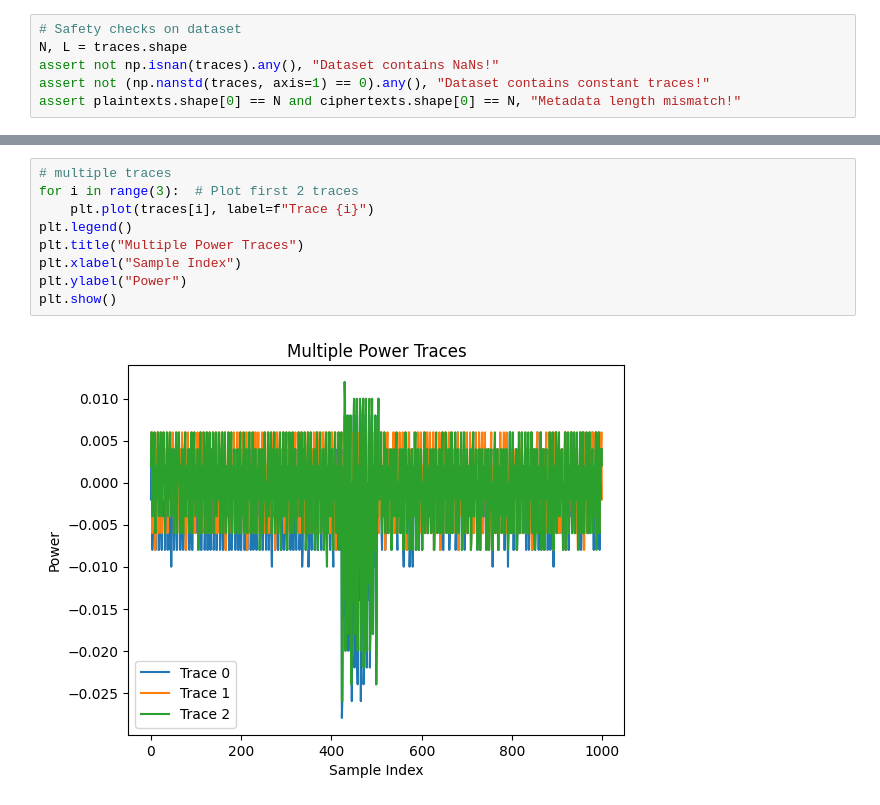
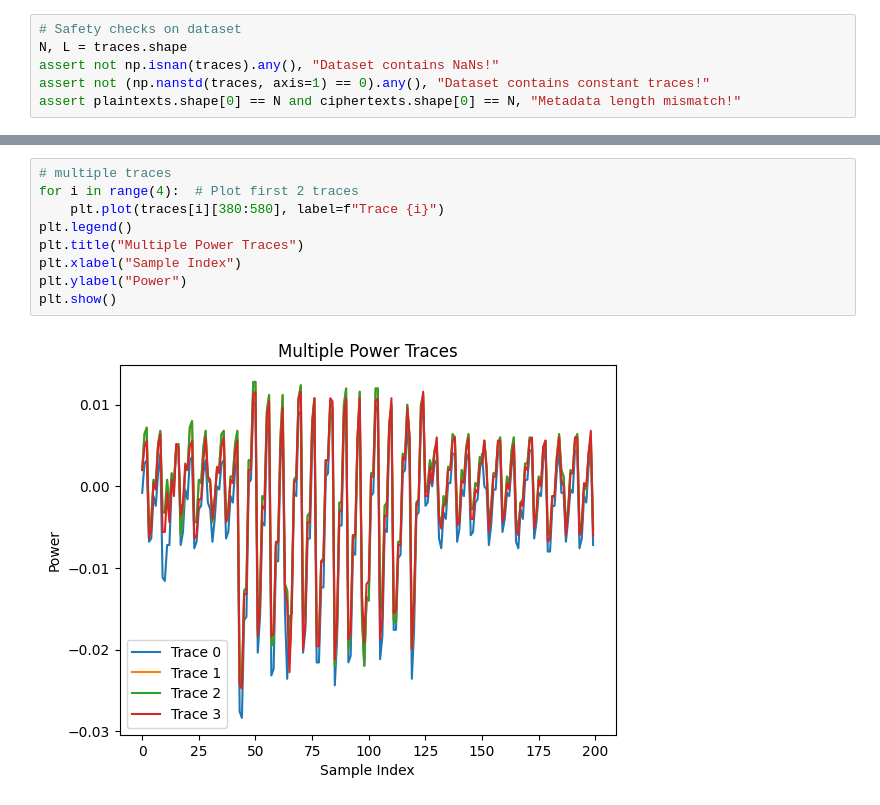
Before and after one commit to Tayebwa-ian/AdvSecEng25-SCA-framework, a Jupyter notebook: src/py/new_analysis2.ipynb, the cells around one changed output, grey strips where cells are left out. Drawn from its saved outputs; the diff is of its cells as text.

```diff
--- a/src/py/new_analysis2.ipynb
+++ b/src/py/new_analysis2.ipynb
@@ -55,14 +57,14 @@ plt.show()
 # %%
 # multiple traces
-for i in range(3):  # Plot first 2 traces
-    plt.plot(traces[i], label=f"Trace {i}")
+for i in range(4):  # Plot first 2 traces
+    plt.plot(traces[i][380:580], label=f"Trace {i}")
 plt.legend()
 plt.title("Multiple Power Traces")
 plt.xlabel("Sample Index")
 plt.ylabel("Power")
 plt.show()
 # %% [output]
-[figure, old version]
+[figure, new version]
 # %%
 def compute_and_plot_nsr(traces: np.ndarray, save_path: str | None = None):
     """
```
Also changed, not shown: parts of 13 cells of this notebook, 9 other files.
